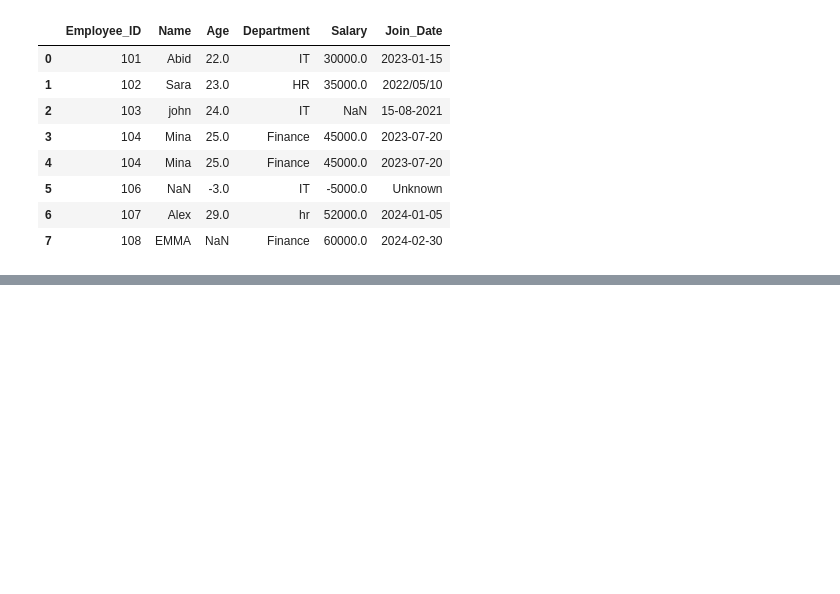
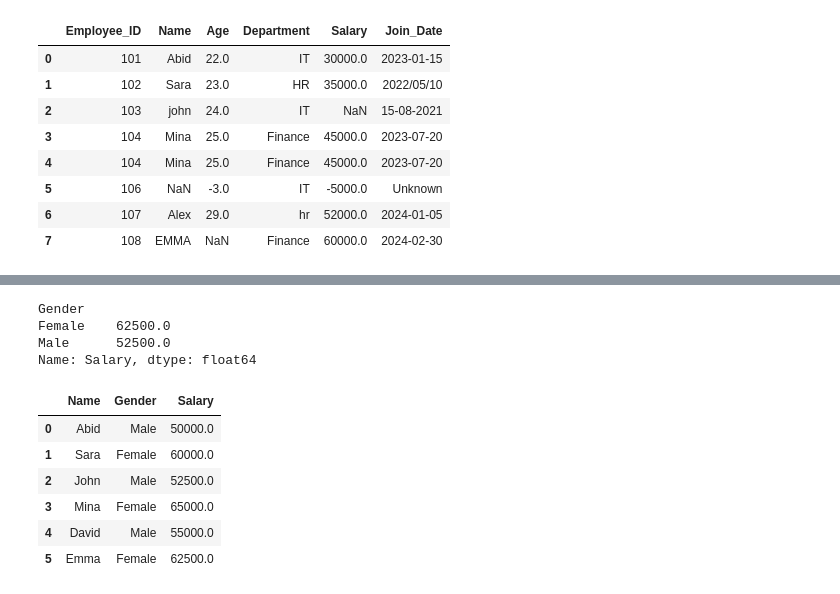
Before and after one commit to abid-rasel/MLOB_My_FILE, a Jupyter notebook: Session/Day 9/FE&DP_for_ML.ipynb, the cells around one changed output, grey strips where cells are left out. Cells and saved outputs as stored; diff of their text form; code cells hidden in the pictures; blank space fills up the shorter version.

```diff
--- a/Session/Day 9/FE&DP_for_ML.ipynb
+++ b/Session/Day 9/FE&DP_for_ML.ipynb
@@ -629,0 +732,11 @@ dfe
+# %%
+import pandas as pd
+import numpy as np
+
+df = pd.DataFrame({
+    "Name": ["Abid", "Sara", "John", "Mina", "David", "Emma"],
+    "Gender": ["Male", "Female", "Male", "Female", "Male", "Female"],
+    "Salary": [50000, 60000, np.nan, 65000, 55000, np.nan]
+})
+
+print(df)
@@ -629,0 +751,23 @@ dfe
+# %%
+print(df.groupby("Gender")["Salary"].mean())
+# %% [output]
+Gender
+Female    62500.0
+Male      52500.0
+Name: Salary, dtype: float64
+# %%
+# Method 7 — Group-wise Imputation ⭐⭐⭐⭐⭐
+# Calculate the mean within each gender.
+df["Salary"] = df["Salary"].fillna(
+    df.groupby("Gender")["Salary"].transform("mean")
+)
+# %%
+df
+# %% [output]
+|  | Name | Gender | Salary |
+| 0 | Abid | Male | 50000.0 |
+| 1 | Sara | Female | 60000.0 |
+| 2 | John | Male | 52500.0 |
+| 3 | Mina | Female | 65000.0 |
+| 4 | David | Male | 55000.0 |
+| 5 | Emma | Female | 62500.0 |
```
Also changed, not shown: parts of 31 cells of this notebook.
